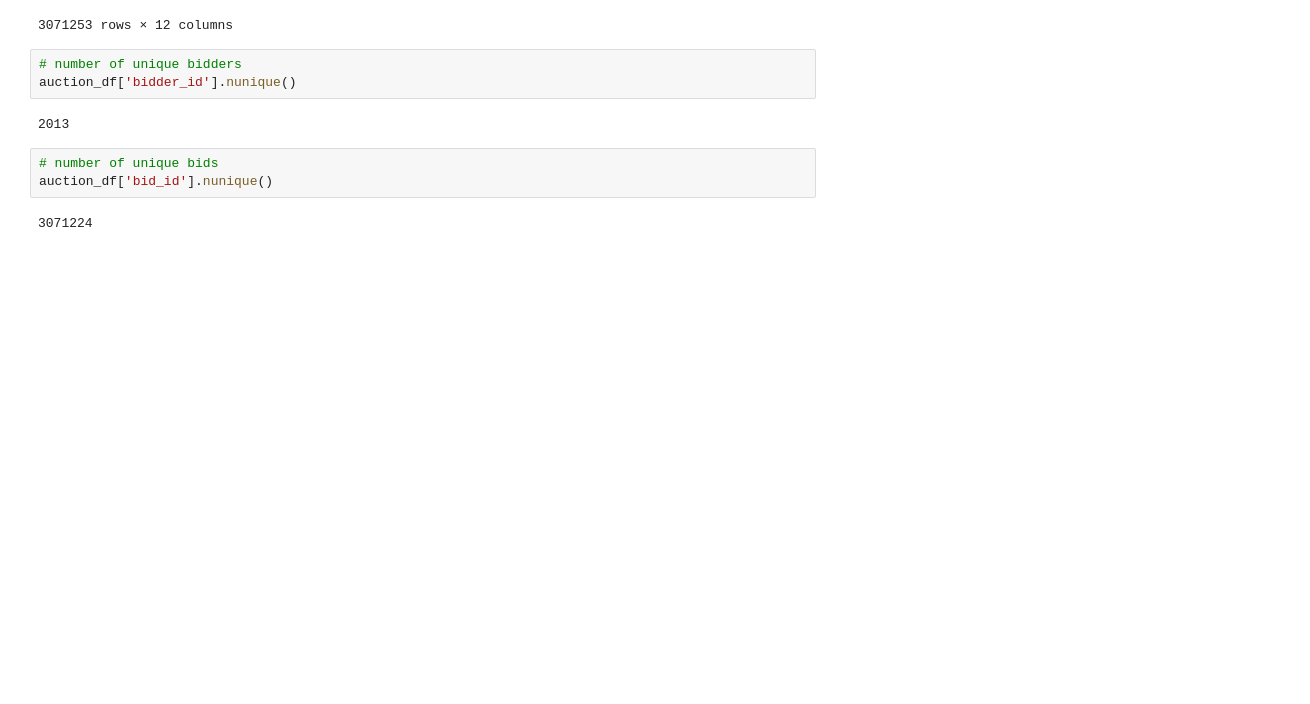
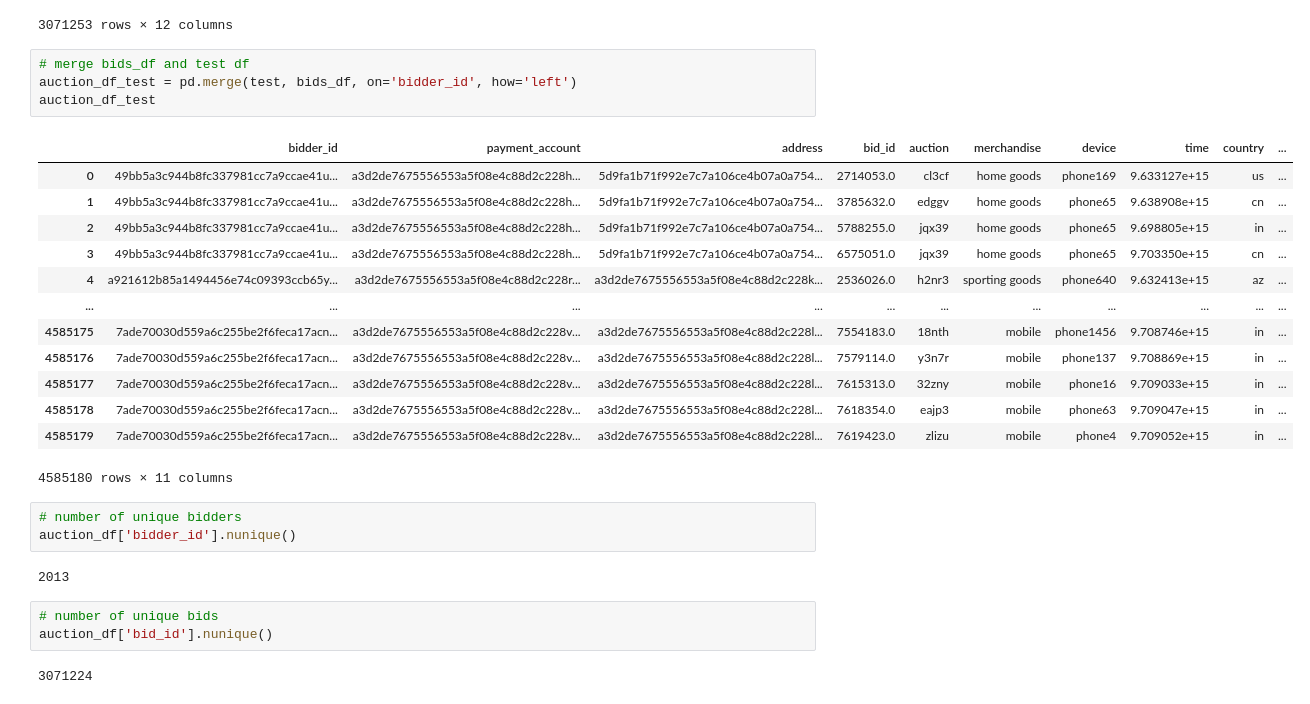
Before and after one commit to gabriellewald/auction-fraud-detection, a Jupyter notebook: notebooks/1_data_wrangling.ipynb, the cells around one changed output. Cells and saved outputs as stored; diff of their text form; blank space fills up the shorter version.

```diff
--- a/notebooks/1_data_wrangling.ipynb
+++ b/notebooks/1_data_wrangling.ipynb
@@ -136,6 +136,24 @@ auction_df
 | 3071251 | 84a769adc98498f52debfe57b93a07895... | fbe0ce34d6546ebd9e4c63afc68b085by... | a3d2de7675556553a5f08e4c88d2c228f... | 0.0 | 2007255.0 | ntjde | jewelry | phone59 | 9.770756e+15 | ... |
 | 3071252 | 84a769adc98498f52debfe57b93a07895... | fbe0ce34d6546ebd9e4c63afc68b085by... | a3d2de7675556553a5f08e4c88d2c228f... | 0.0 | 2007533.0 | ntjde | jewelry | phone59 | 9.770758e+15 | ... |
 3071253 rows × 12 columns
+# %%
+# merge bids_df and test df
+auction_df_test = pd.merge(test, bids_df, on='bidder_id', how='left')
+auction_df_test
+# %% [output]
+|  | bidder_id | payment_account | address | bid_id | auction | merchandise | device | time | country | ... |
+| 0 | 49bb5a3c944b8fc337981cc7a9ccae41u... | a3d2de7675556553a5f08e4c88d2c228h... | 5d9fa1b71f992e7c7a106ce4b07a0a754... | 2714053.0 | cl3cf | home goods | phone169 | 9.633127e+15 | us | ... |
+| 1 | 49bb5a3c944b8fc337981cc7a9ccae41u... | a3d2de7675556553a5f08e4c88d2c228h... | 5d9fa1b71f992e7c7a106ce4b07a0a754... | 3785632.0 | edggv | home goods | phone65 | 9.638908e+15 | cn | ... |
+| 2 | 49bb5a3c944b8fc337981cc7a9ccae41u... | a3d2de7675556553a5f08e4c88d2c228h... | 5d9fa1b71f992e7c7a106ce4b07a0a754... | 5788255.0 | jqx39 | home goods | phone65 | 9.698805e+15 | in | ... |
+| 3 | 49bb5a3c944b8fc337981cc7a9ccae41u... | a3d2de7675556553a5f08e4c88d2c228h... | 5d9fa1b71f992e7c7a106ce4b07a0a754... | 6575051.0 | jqx39 | home goods | phone65 | 9.703350e+15 | cn | ... |
+| 4 | a921612b85a1494456e74c09393ccb65y... | a3d2de7675556553a5f08e4c88d2c228r... | a3d2de7675556553a5f08e4c88d2c228k... | 2536026.0 | h2nr3 | sporting goods | phone640 | 9.632413e+15 | az | ... |
+| ... | ... | ... | ... | ... | ... | ... | ... | ... | ... | ... |
+| 4585175 | 7ade70030d559a6c255be2f6feca17acn... | a3d2de7675556553a5f08e4c88d2c228v... | a3d2de7675556553a5f08e4c88d2c228l... | 7554183.0 | 18nth | mobile | phone1456 | 9.708746e+15 | in | ... |
+| 4585176 | 7ade70030d559a6c255be2f6feca17acn... | a3d2de7675556553a5f08e4c88d2c228v... | a3d2de7675556553a5f08e4c88d2c228l... | 7579114.0 | y3n7r | mobile | phone137 | 9.708869e+15 | in | ... |
+| 4585177 | 7ade70030d559a6c255be2f6feca17acn... | a3d2de7675556553a5f08e4c88d2c228v... | a3d2de7675556553a5f08e4c88d2c228l... | 7615313.0 | 32zny | mobile | phone16 | 9.709033e+15 | in | ... |
+| 4585178 | 7ade70030d559a6c255be2f6feca17acn... | a3d2de7675556553a5f08e4c88d2c228v... | a3d2de7675556553a5f08e4c88d2c228l... | 7618354.0 | eajp3 | mobile | phone63 | 9.709047e+15 | in | ... |
+| 4585179 | 7ade70030d559a6c255be2f6feca17acn... | a3d2de7675556553a5f08e4c88d2c228v... | a3d2de7675556553a5f08e4c88d2c228l... | 7619423.0 | zlizu | mobile | phone4 | 9.709052e+15 | in | ... |
+4585180 rows × 11 columns
 # %%
 # number of unique bidders
 auction_df['bidder_id'].nunique()
```
Also changed, not shown: parts of 3 cells of this notebook.
